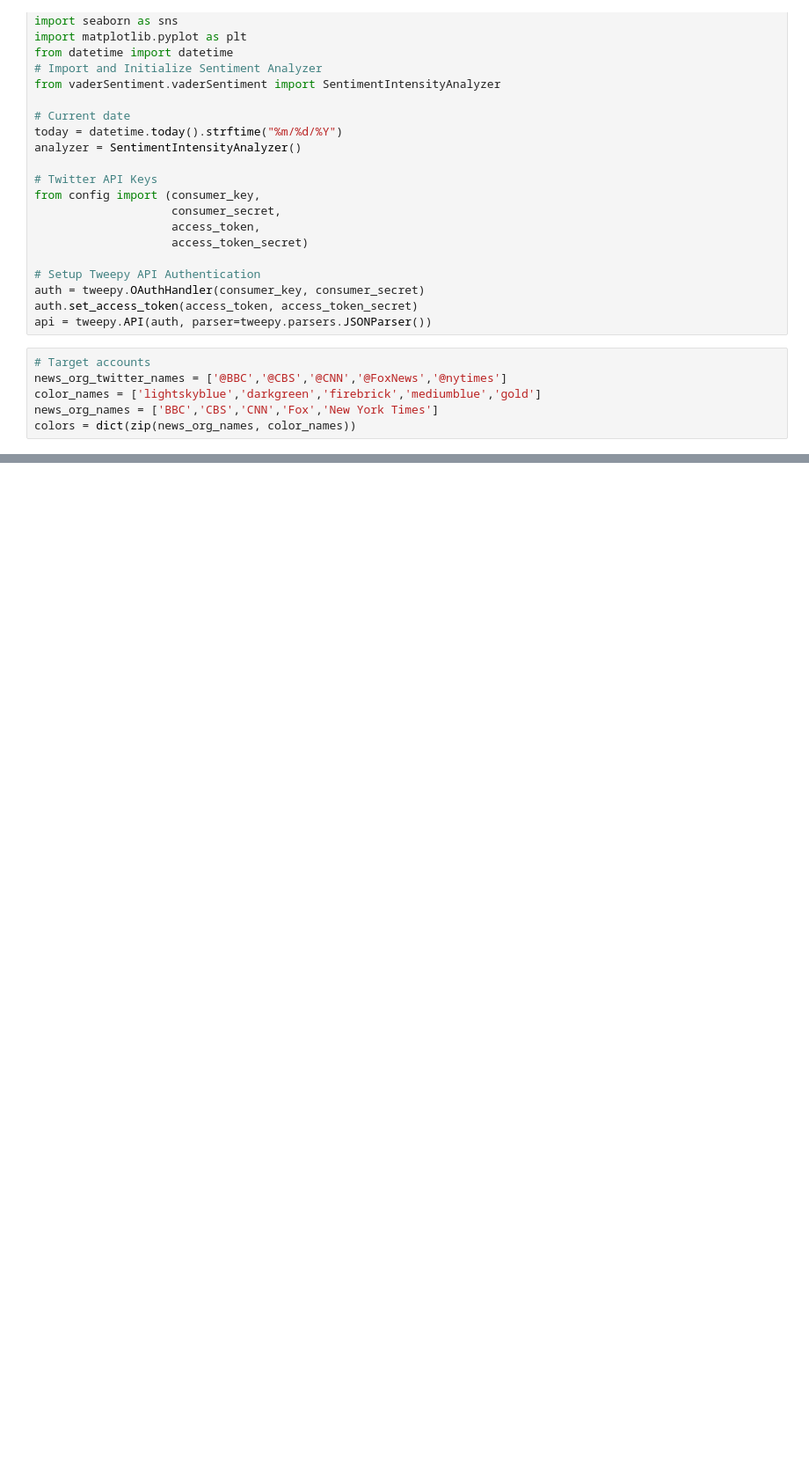
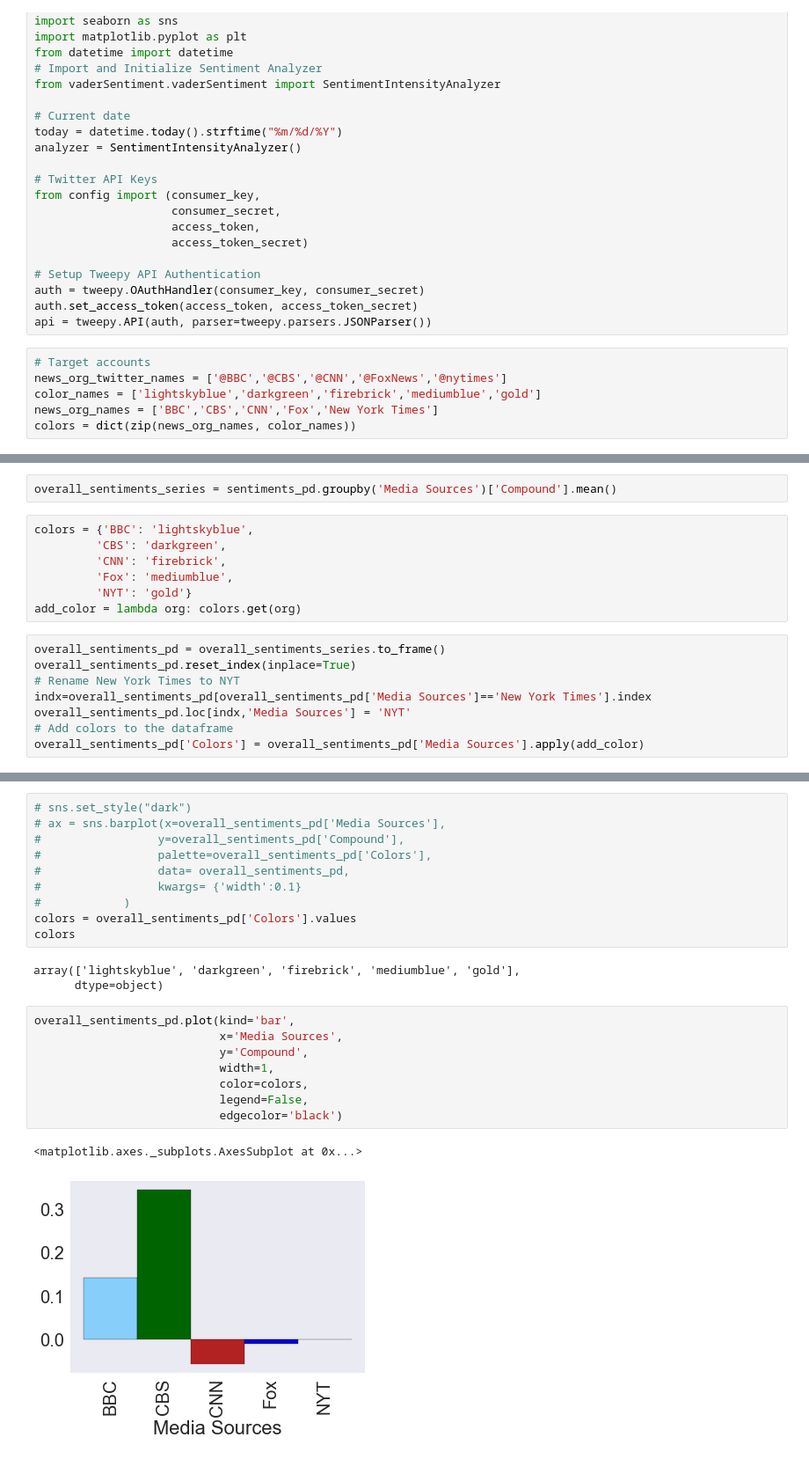
Before and after one commit to krashilili/HW7-SocialAnalysis, a Jupyter notebook: NewsMood_solved.ipynb, the cells around one changed output, grey strips where cells are left out. Shown: that part at 88% size. Saved outputs shown, nothing was run; the diff lists cells and outputs as text; blank space fills up the shorter version.

```diff
--- a/NewsMood_solved.ipynb
+++ b/NewsMood_solved.ipynb
@@ -120,0 +125,17 @@ plt.show()
+# %%
+overall_sentiments_series = sentiments_pd.groupby('Media Sources')['Compound'].mean()
+# %%
+colors = {'BBC': 'lightskyblue',
+         'CBS': 'darkgreen',
+         'CNN': 'firebrick',
+         'Fox': 'mediumblue',
+         'NYT': 'gold'}
+add_color = lambda org: colors.get(org)
+# %%
+overall_sentiments_pd = overall_sentiments_series.to_frame()
+overall_sentiments_pd.reset_index(inplace=True)
+# Rename New York Times to NYT
+indx=overall_sentiments_pd[overall_sentiments_pd['Media Sources']=='New York Times'].index
+overall_sentiments_pd.loc[indx,'Media Sources'] = 'NYT'
+# Add colors to the dataframe
+overall_sentiments_pd['Colors'] = overall_sentiments_pd['Media Sources'].apply(add_color)
@@ -120,0 +151,24 @@ plt.show()
+# %%
+# sns.set_style("dark")
+# ax = sns.barplot(x=overall_sentiments_pd['Media Sources'],
+#                 y=overall_sentiments_pd['Compound'],
+#                 palette=overall_sentiments_pd['Colors'],
+#                 data= overall_sentiments_pd,
+#                 kwargs= {'width':0.1}
+#            )
+colors = overall_sentiments_pd['Colors'].values
+colors
+# %% [output]
+array(['lightskyblue', 'darkgreen', 'firebrick', 'mediumblue', 'gold'],
+      dtype=object)
+# %%
+overall_sentiments_pd.plot(kind='bar',
+                           x='Media Sources',
+                           y='Compound',
+                           width=1,
+                           color=colors,
+                           legend=False,
+                           edgecolor='black')
+# %% [output]
+<matplotlib.axes._subplots.AxesSubplot at 0x...>
+[figure, added]
```
Also changed, not shown: parts of 7 cells of this notebook.
